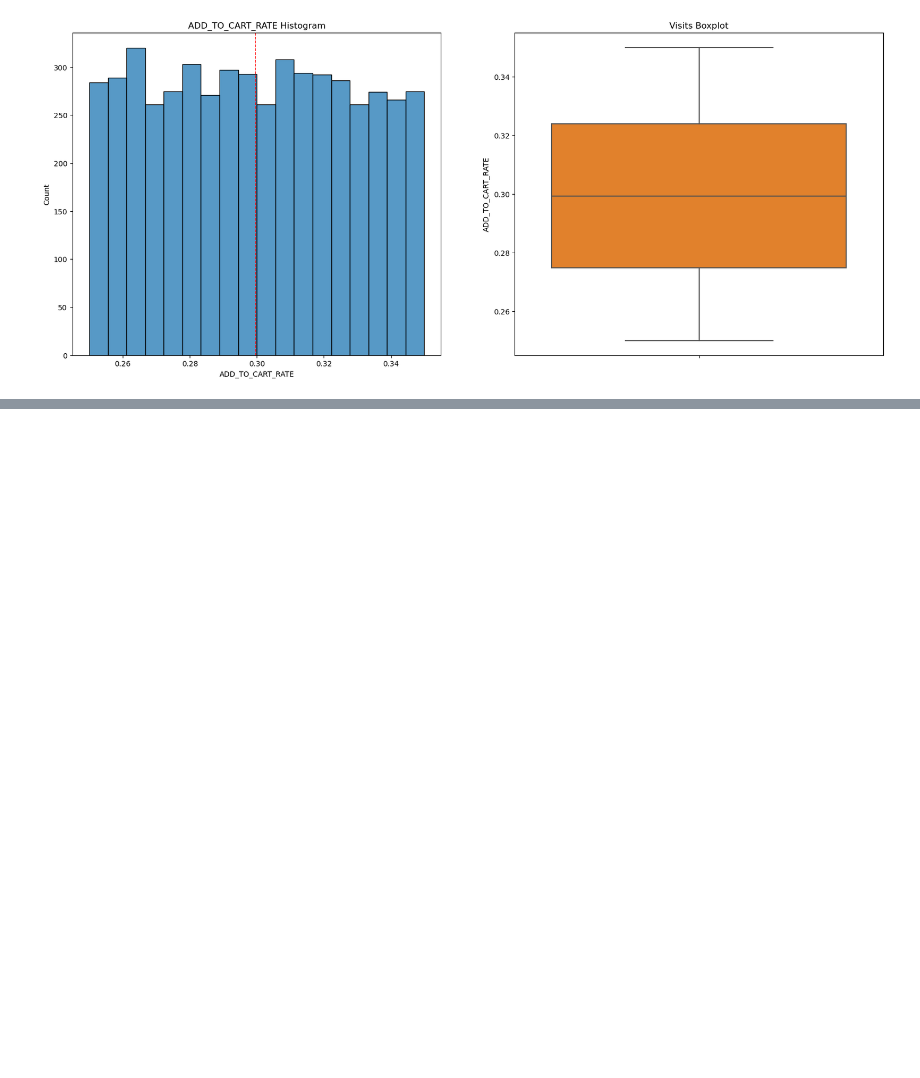
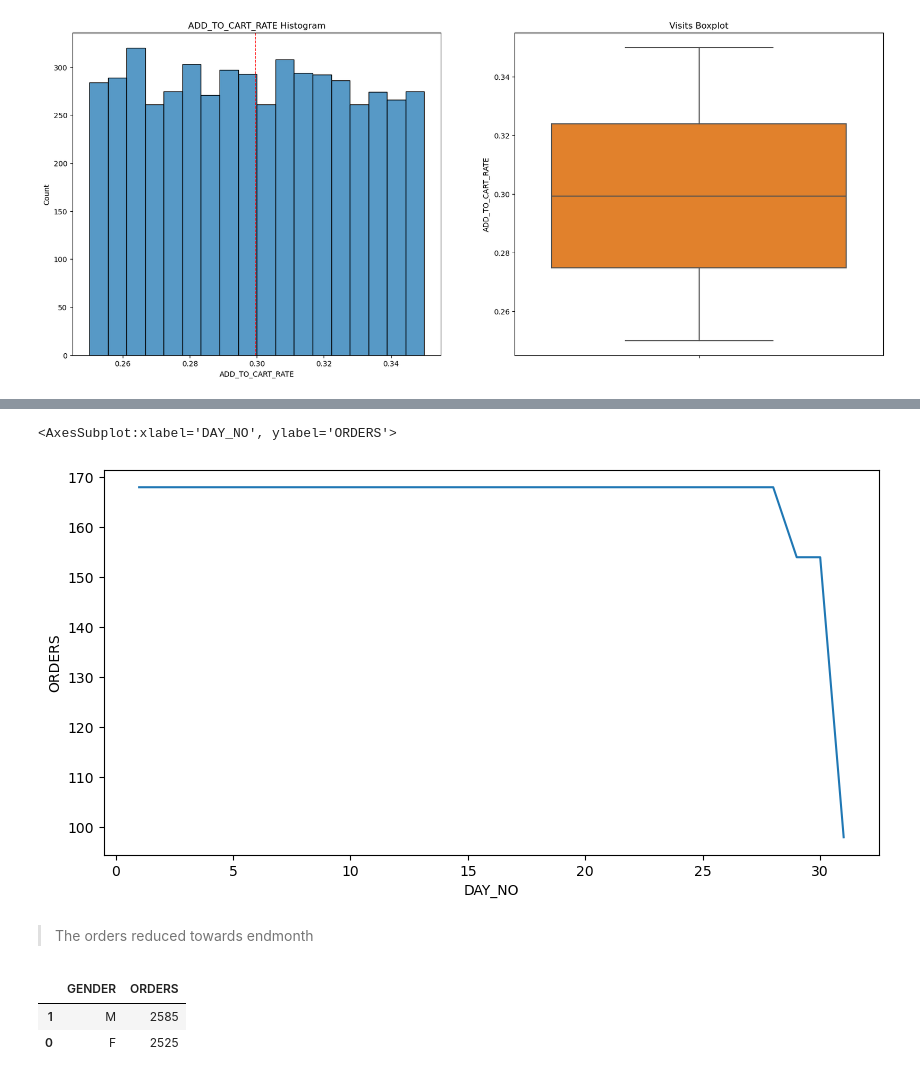
Before and after one commit to Naftal-Rainer/WEB-ANALYTICS-INSIGHTS, a Jupyter notebook: web_analytics_insights.ipynb, the cells around one changed output, grey strips where cells are left out. Saved outputs shown, nothing was run; the diff lists cells and outputs as text; code cells hidden in the pictures; blank space fills up the shorter version.

```diff
--- a/web_analytics_insights.ipynb
+++ b/web_analytics_insights.ipynb
@@ -328,0 +400,3 @@ for x in num_cols:
+# %%
+day_group = data.groupby('DAY_NO')['ORDERS'].size().reset_index().sort_values(by='ORDERS', ascending=False)
+day_group
@@ -328,0 +421,15 @@ for x in num_cols:
+# %%
+plt.figure(figsize=(10,5))
+sns.lineplot(x='DAY_NO', y='ORDERS', data=day_group, ci=False)
+# %% [output]
+<AxesSubplot:xlabel='DAY_NO', ylabel='ORDERS'>
+[figure, added]
+# %% [markdown]
+> The orders reduced towards endmonth
+# %%
+gender_group = data.groupby('GENDER')['ORDERS'].size().reset_index().sort_values(by='ORDERS', ascending=False)
+gender_group
+# %% [output]
+|  | GENDER | ORDERS |
+| 1 | M | 2585 |
+| 0 | F | 2525 |
```
Also changed, not shown: parts of 29 cells of this notebook.
